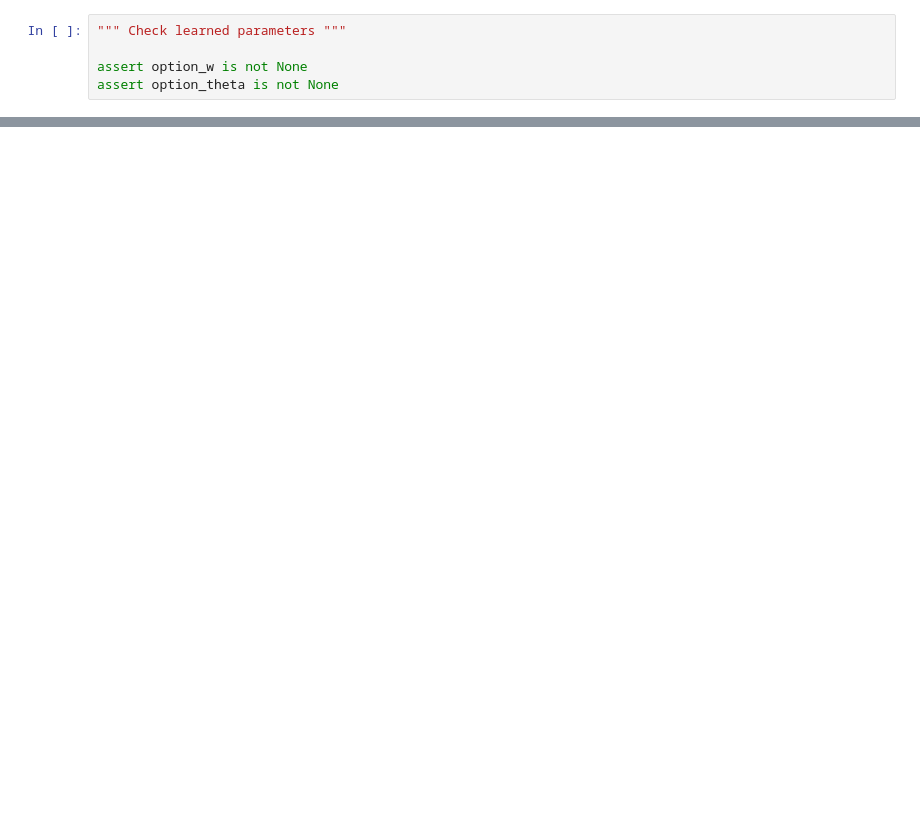
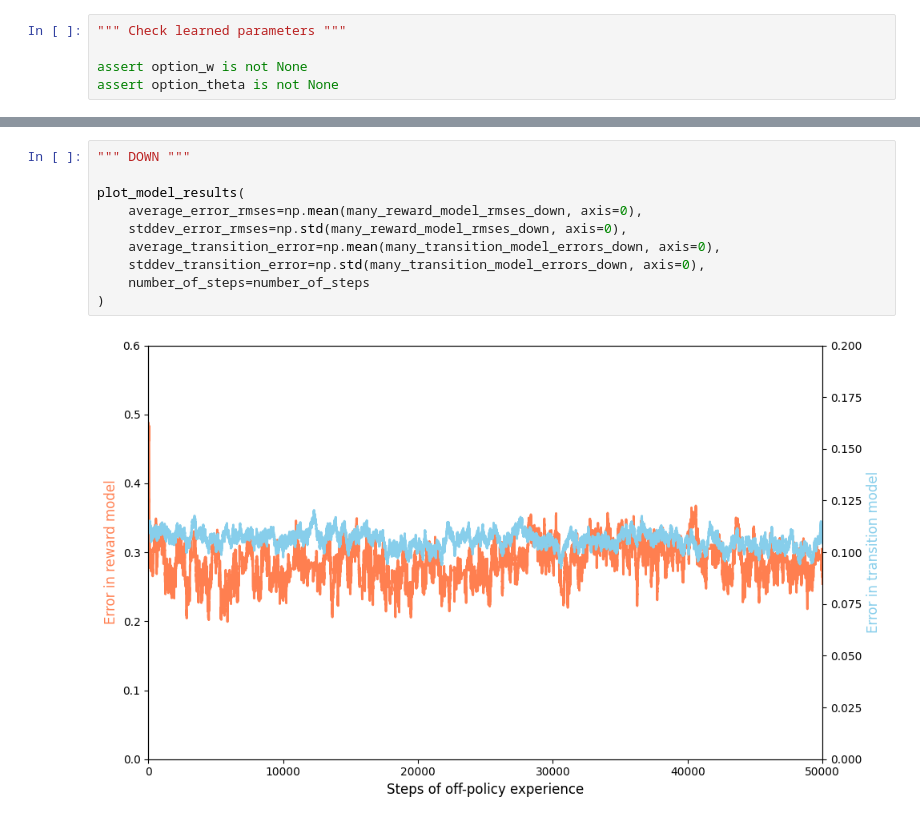
Before and after one commit to ramos-ai/STOMP, a Jupyter notebook: experiments_from_stomp/model_learning.ipynb, the cells around one changed output, grey strips where cells are left out. Drawn from its saved outputs; the diff is of its cells as text; blank space fills up the shorter version.

```diff
--- a/experiments_from_stomp/model_learning.ipynb
+++ b/experiments_from_stomp/model_learning.ipynb
@@ -170,0 +364,12 @@ plt.show()
+# %%
+""" DOWN """
+
+plot_model_results(
+    average_error_rmses=np.mean(many_reward_model_rmses_down, axis=0),
+    stddev_error_rmses=np.std(many_reward_model_rmses_down, axis=0),
+    average_transition_error=np.mean(many_transition_model_errors_down, axis=0),
+    stddev_transition_error=np.std(many_transition_model_errors_down, axis=0),
+    number_of_steps=number_of_steps
+)
+# %% [output]
+[figure, added]
```
Also changed, not shown: parts of 21 cells of this notebook, 3 other files.
